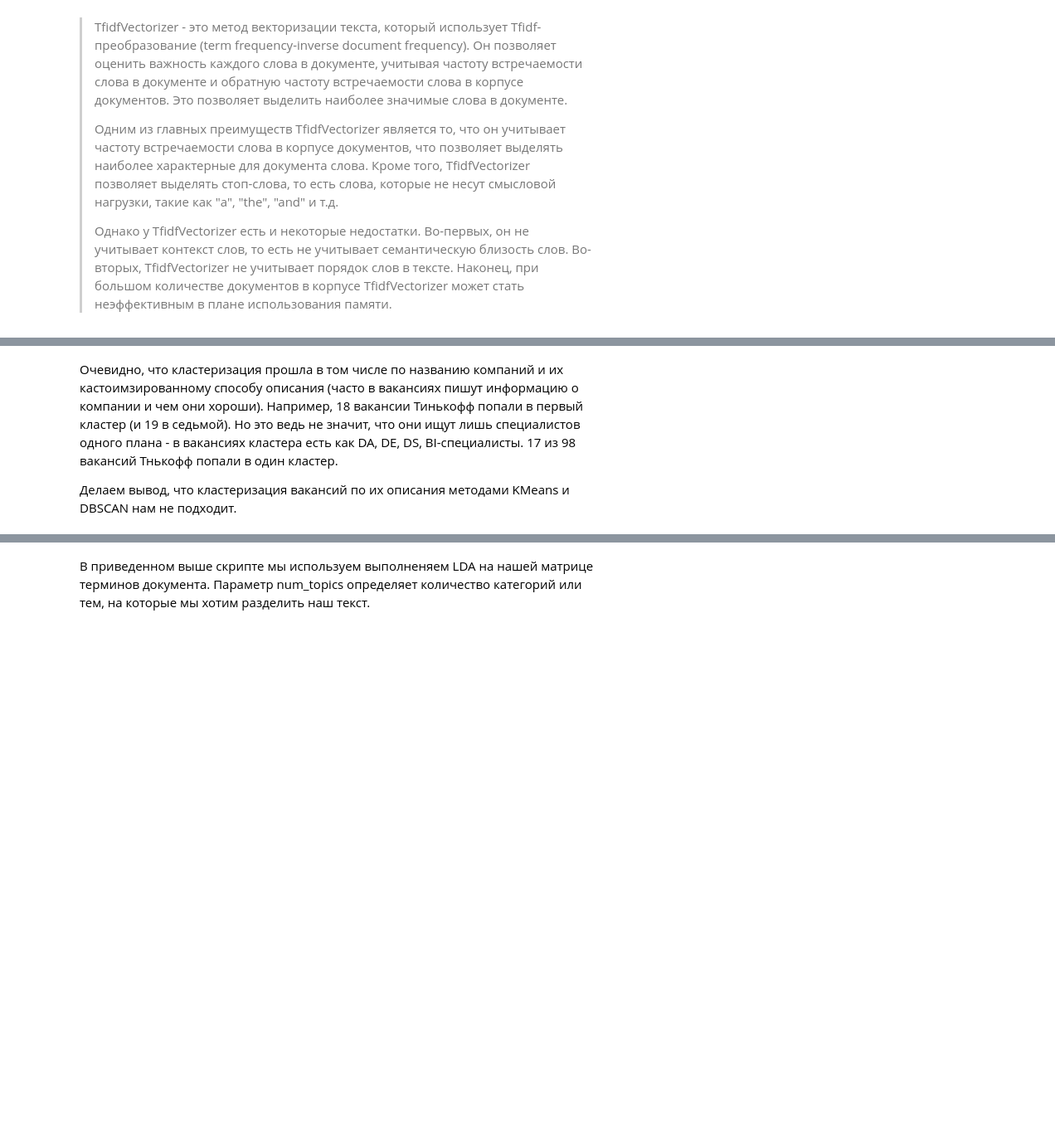
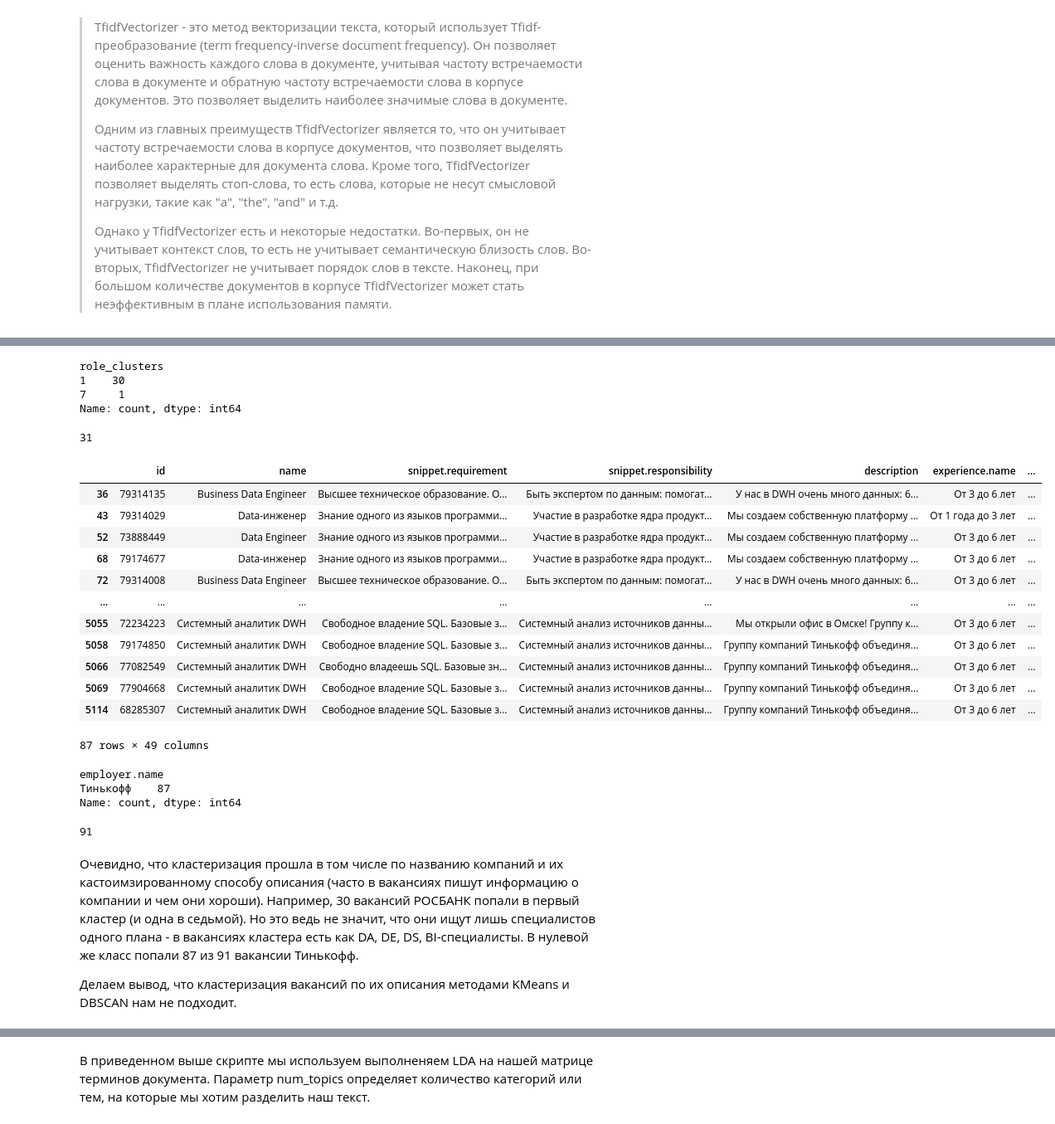
Before and after one commit to maima1810/hh_project, a Jupyter notebook: hh_project.ipynb, the cells around one changed output, grey strips where cells are left out. Shown at 83% size. Drawn from its saved outputs; the diff is of its cells as text; code cells hidden in the pictures; blank space fills up the shorter version.

```diff
--- a/hh_project.ipynb
+++ b/hh_project.ipynb
@@ -1348,7 +1497,42 @@ df.loc[df['role_clusters'] == 1, 'employer.name'].value_counts()
+# %%
+df.loc[df['employer.name'] == 'РОСБАНК', 'role_clusters'].value_counts()
+# %% [output]
+role_clusters
+1    30
+7     1
+Name: count, dtype: int64
 # %%
-df['employer.name'].value_counts()['Тинькофф']
+df['employer.name'].value_counts()['РОСБАНК']
+# %% [output]
+31
+# %%
+df.loc[df['role_clusters'] == 0]
+# %% [output]
+|  | id | name | snippet.requirement | snippet.responsibility | description | experience.name | ... |
+| 36 | 79314135 | Business Data Engineer | Высшее техническое образование. О... | Быть экспертом по данным: помогат... | У нас в DWH очень много данных: 6... | От 3 до 6 лет | ... |
+| 43 | 79314029 | Data-инженер | Знание одного из языков программи... | Участие в разработке ядра продукт... | Мы создаем собственную платформу ... | От 1 года до 3 лет | ... |
+| 52 | 73888449 | Data Engineer | Знание одного из языков программи... | Участие в разработке ядра продукт... | Мы создаем собственную платформу ... | От 3 до 6 лет | ... |
+| 68 | 79174677 | Data-инженер | Знание одного из языков программи... | Участие в разработке ядра продукт... | Мы создаем собственную платформу ... | От 3 до 6 лет | ... |
+| 72 | 79314008 | Business Data Engineer | Высшее техническое образование. О... | Быть экспертом по данным: помогат... | У нас в DWH очень много данных: 6... | От 3 до 6 лет | ... |
+| ... | ... | ... | ... | ... | ... | ... | ... |
+| 5055 | 72234223 | Системный аналитик DWH | Свободное владение SQL. Базовые з... | Системный анализ источников данны... | Мы открыли офис в Омске! Группу к... | От 3 до 6 лет | ... |
+| 5058 | 79174850 | Системный аналитик DWH | Свободное владение SQL. Базовые з... | Системный анализ источников данны... | Группу компаний Тинькофф объединя... | От 3 до 6 лет | ... |
+| 5066 | 77082549 | Системный аналитик DWH | Свободно владеешь SQL. Базовые зн... | Системный анализ источников данны... | Группу компаний Тинькофф объединя... | От 3 до 6 лет | ... |
+| 5069 | 77904668 | Системный аналитик DWH | Свободное владение SQL. Базовые з... | Системный анализ источников данны... | Группу компаний Тинькофф объединя... | От 3 до 6 лет | ... |
+| 5114 | 68285307 | Системный аналитик DWH | Свободное владение SQL. Базовые з... | Системный анализ источников данны... | Группу компаний Тинькофф объединя... | От 3 до 6 лет | ... |
+87 rows × 49 columns
+# %%
+df.loc[df['role_clusters'] == 0, 'employer.name'].value_counts()
+# %% [output]
+employer.name
+Тинькофф    87
+Name: count, dtype: int64
+# %%
+df['employer.name'].value_counts()['Тинькофф']
+# %% [output]
+91
 # %% [markdown]
-Очевидно, что кластеризация прошла в том числе по названию компаний и их кастоимзированному способу описания (часто в вакансиях пишут информацию о компании и чем они хороши). Например, 18 вакансии Тинькофф попали в первый кластер (и 19 в седьмой). Но это ведь не значит, что они ищут лишь специалистов одного плана - в вакансиях кластера есть как DA, DE, DS, BI-специалисты. 17 из 98 вакансий Тнькофф попали в один кластер.
+Очевидно, что кластеризация прошла в том числе по названию компаний и их кастоимзированному способу описания (часто в вакансиях пишут информацию о компании и чем они хороши). Например, 30 вакансий РОСБАНК попали в первый кластер (и одна в седьмой). Но это ведь не значит, что они ищут лишь специалистов одного плана - в вакансиях кластера есть как DA, DE, DS, BI-специалисты. В нулевой же класс попали 87 из 91 вакансии Тинькофф.
 
 Делаем вывод, что кластеризация вакансий по их описания методами KMeans и DBSCAN нам не подходит.
 # %% [markdown]
```
Also changed, not shown: parts of 37 cells of this notebook, 5 other files.
